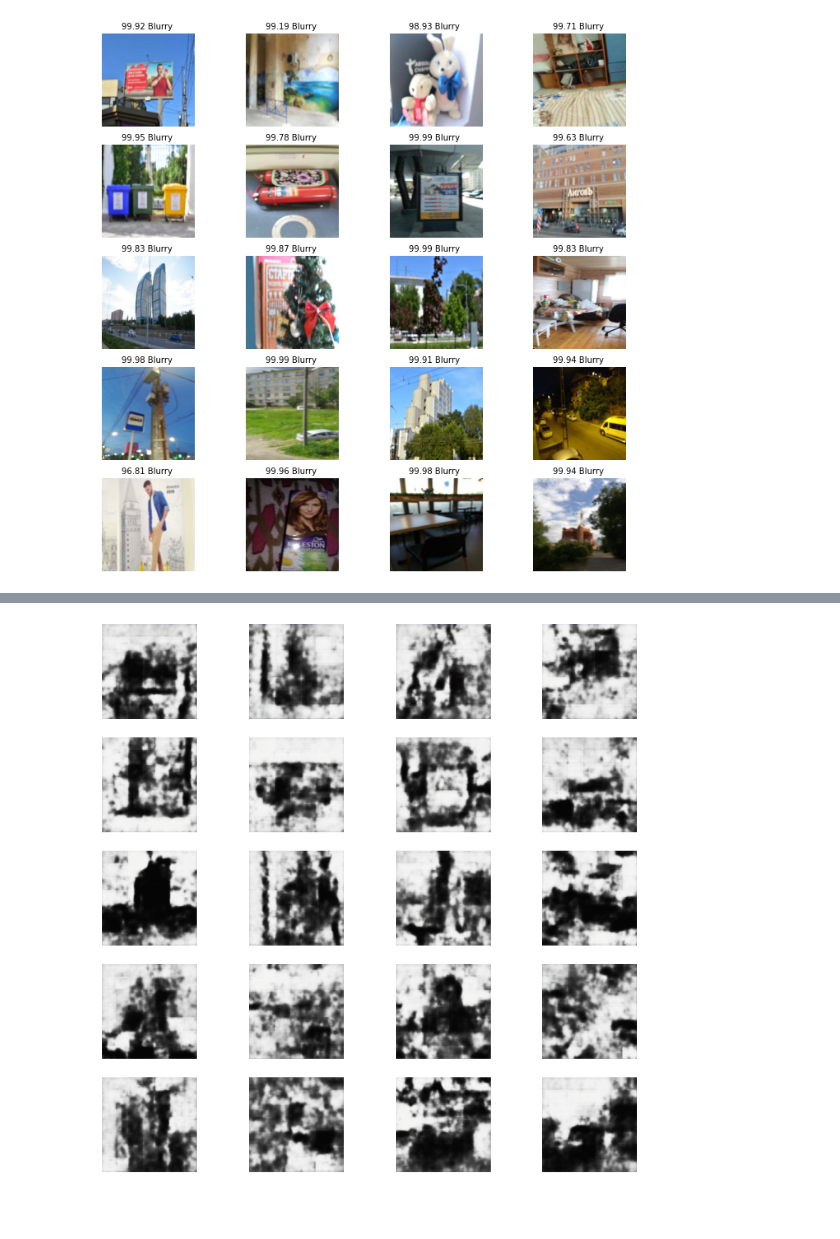
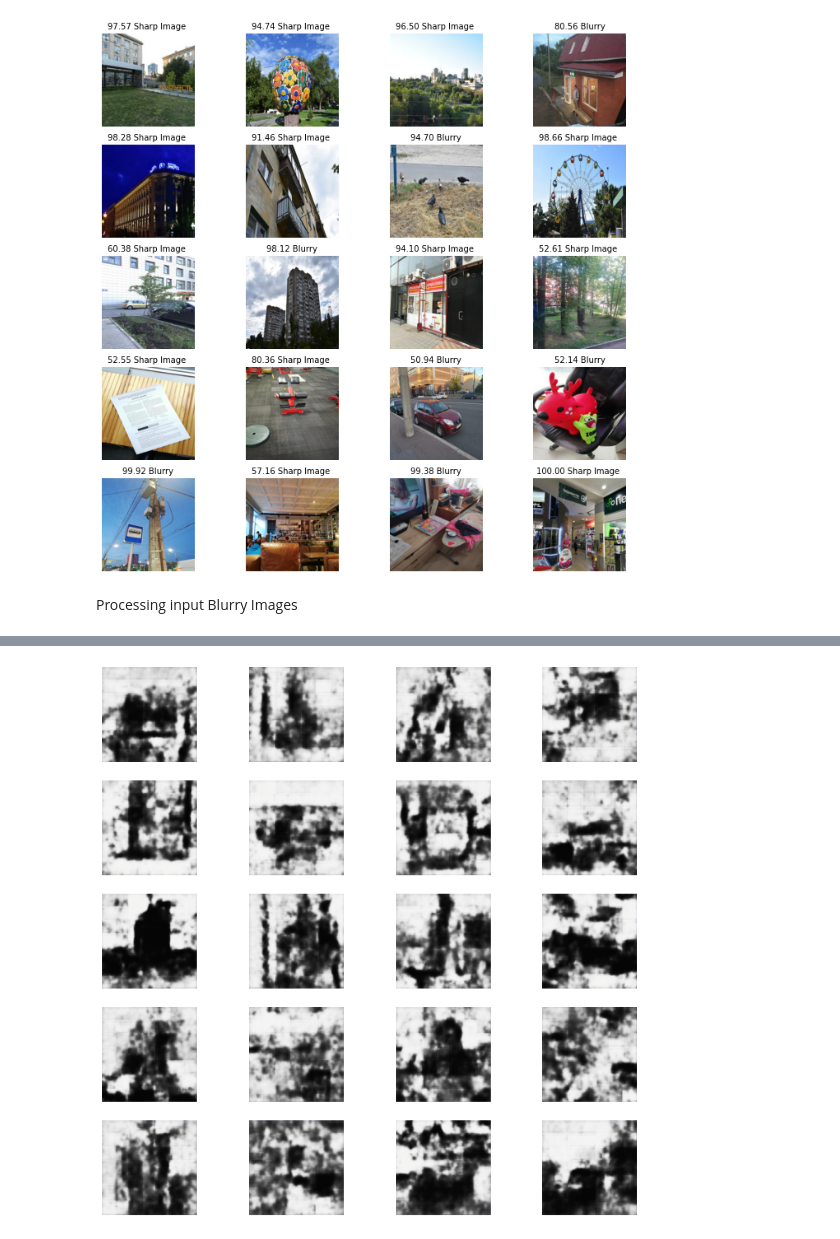
Before and after one commit to MasoudMoeini/Synthetic-Blur-Detector-Network, a Jupyter notebook: synthetic_image_blur_detector_show.ipynb, the cells around one changed output, grey strips where cells are left out. Saved outputs shown, nothing was run; the diff lists cells and outputs as text; code cells hidden in the pictures; blank space fills up the shorter version.

```diff
--- a/synthetic_image_blur_detector_show.ipynb
+++ b/synthetic_image_blur_detector_show.ipynb
@@ -19,7 +21,7 @@ replace test/118_HONOR-7X.jpg? [y]es, [n]o, [A]ll, [N]one, [r]ename: A
 # %%
 model = load_model("image_blur_classifier.h5")
 image_size = (244, 244)
-files = glob.glob ("test/*.jpg")
+files = glob.glob ("test-real-images/*.jpg")
 scores = []
 for myFile in files:
   img = keras.preprocessing.image.load_img(myFile,target_size=image_size)
@@ -43,15 +45,21 @@ np.save('test',test)
 # %%
-images = np.load('test.npy')
+images = np.load('test-real-images.npy')
 from keras.preprocessing.image import array_to_img
 h = 10
 fig = plt.figure(figsize=(12,12))
 columns = 4
 rows = 5
 for i in range(0, columns*rows):
     fig.add_subplot(rows, columns,i+1)
     plt.imshow(array_to_img(images[i]),cmap='binary')
-    plt.title("%.2f Blurry "% (scores[i]),fontsize=10)
-    plt.axis("off")
+    if scores[i]<50:
+      plt.title("%.2f Sharp Image "% (100-scores[i]),fontsize=10)
+      plt.axis("off")
+    else:
+      plt.title("%.2f Blurry"% (scores[i]),fontsize=10)
+      plt.axis("off")
 plt.show()
 # %% [output]
-[figure, old version]
+[figure, new version]
+# %% [markdown]
+Processing input Blurry Images
```
Also changed, not shown: parts of 7 cells of this notebook.
